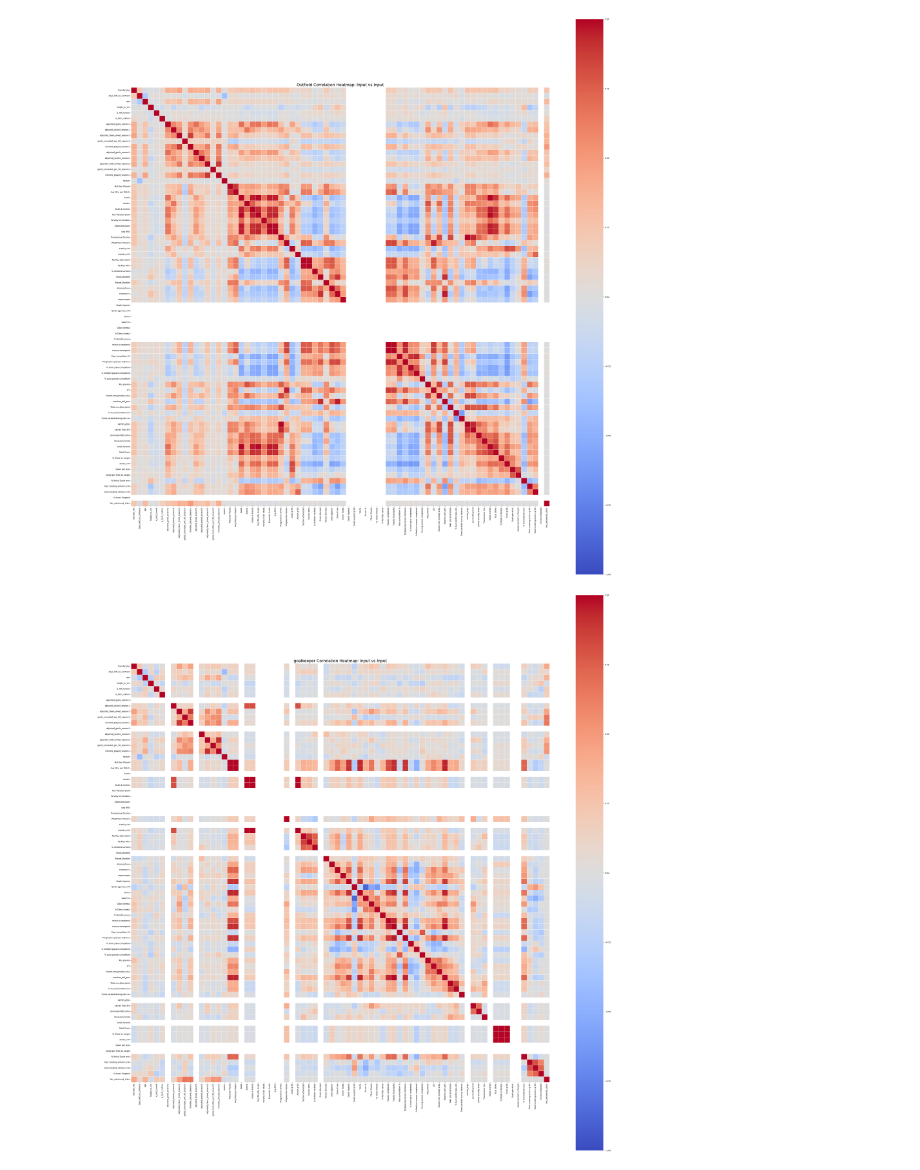
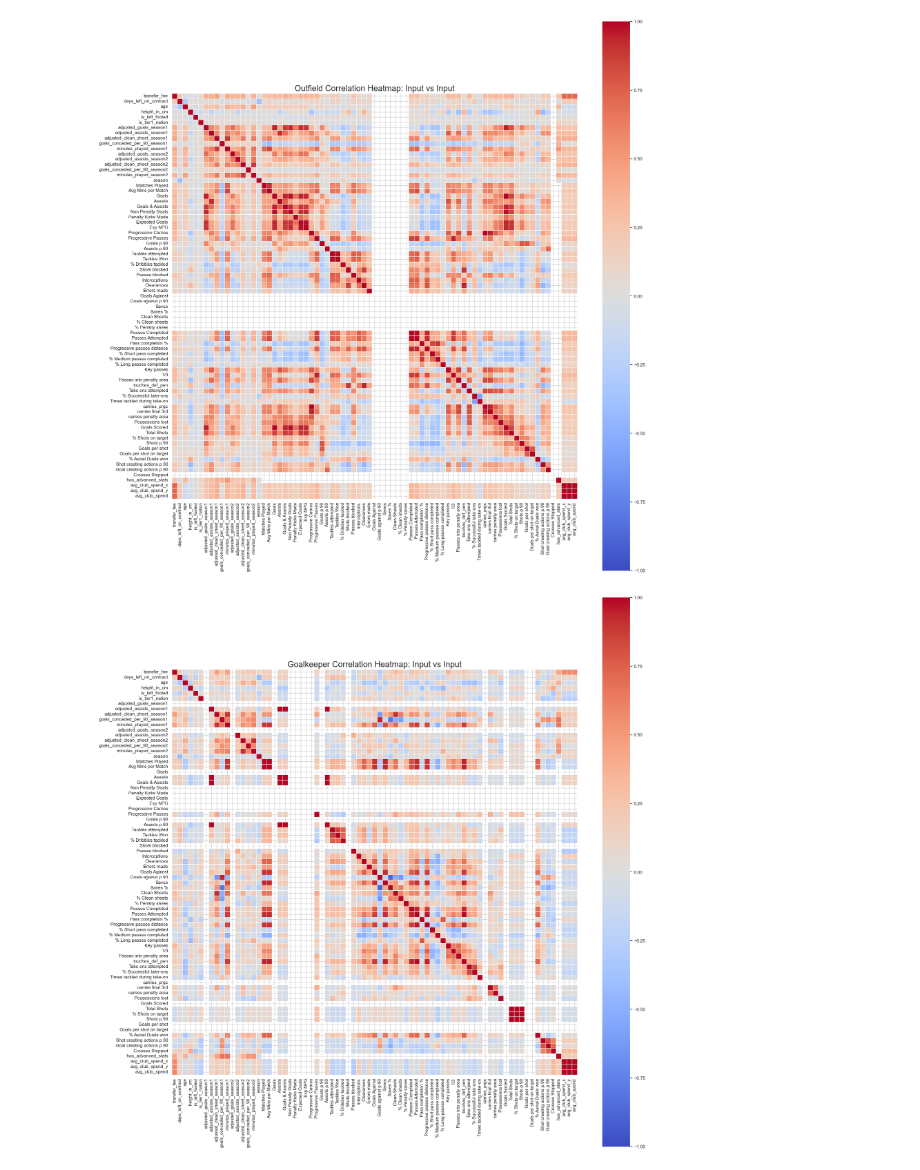
Before and after one commit to Ismaeel220/Machine-Learning-Football-Transfers, a Jupyter notebook: exploratory-data-analysis/exploratory_data_analysis.ipynb, the cells around one changed output. Drawn from its saved outputs; the diff is of its cells as text; code cells hidden in the pictures.

```diff
--- a/exploratory-data-analysis/exploratory_data_analysis.ipynb
+++ b/exploratory-data-analysis/exploratory_data_analysis.ipynb
@@ -8,6 +6,11 @@ from sklearn.decomposition import PCA
 # %%
-#load data
-train_df = pd.read_csv('../training-testing-data/testing_data.csv')
-test_df = pd.read_csv('../training-testing-data/testing_data.csv')
 
-numeric_df = train_df.select_dtypes(include=[np.number])
+# Load  dataset
+combined_df = pd.read_csv("../training-testing-data/transfer_dataset.csv")
+
+#  training data (2020-2023) for eda as do not want to analyse the testing data so we prevent data leakage
+training_seasons = [2020, 2021, 2022, 2023]
+train_df = combined_df[combined_df['season'].isin(training_seasons)].copy()
+
+print(f"Total transfers: {len(combined_df)}")
+print(f"Training data transfers for EDA: {len(train_df)}")
@@ -80,11 +126,0 @@ Testing data split into Outfield Players and goalkeeprs
-# %%
-#load data outfield players
-outfield_df = pd.read_csv("../training-testing-data/raw_training_data_outfield.csv")
-outfield_numeric_df = outfield_df.select_dtypes(include=[np.number])
-
- #load goalkeeper data
-gk_df = pd.read_csv("../training-testing-data/raw_training_data_goalkeepers.csv")
-goalkeeper_numeric_df = gk_df.select_dtypes(include=[np.number])
-
-
-target = 'transfer_fee'
@@ -119,8 +252,8 @@ Passing `palette` without assigning `hue` is deprecated and will be removed in v
 # %%
-corr_matrix = outfield_numeric_df.corr()
+outfield_corr_matrix = outfield_numeric_df.corr()
 
-plt.figure(figsize=(40,40))
-sns.heatmap(corr_matrix,
+plt.figure(figsize=(20,20))
+sns.heatmap(outfield_corr_matrix,
             cmap='coolwarm',
             vmin=-1, vmax=1,
             square=True,
@@ -130,19 +263,22 @@ plt.title('Outfield Correlation Heatmap: Input vs Input', fontsize=20)
 plt.tight_layout()
 plt.show()
 # %% [output]
-[figure, old version]
+[figure, new version]
 # %%
-corr_matrix = goalkeeper_numeric_df.corr()
+gk_corr_matrix = goalkeeper_numeric_df.corr()
 
-plt.figure(figsize=(40,40))
-sns.heatmap(corr_matrix,
+
+plt.figure(figsize=(20,20))
+sns.heatmap(gk_corr_matrix,
             cmap='coolwarm',
             vmin=-1, vmax=1,
             square=True,
             linewidths=0.5)
 
-plt.title('goalkeeper Correlation Heatmap: Input vs Input', fontsize=20)
+plt.title('Goalkeeper Correlation Heatmap: Input vs Input', fontsize=20)
 plt.tight_layout()
 plt.show()
+# save as a csv file
+gk_corr_matrix.to_csv('gk_corr_matrix.csv')
 # %% [output]
-[figure, old version]
+[figure, new version]
```
Also changed, not shown: parts of 10 cells of this notebook, 4 other files.
